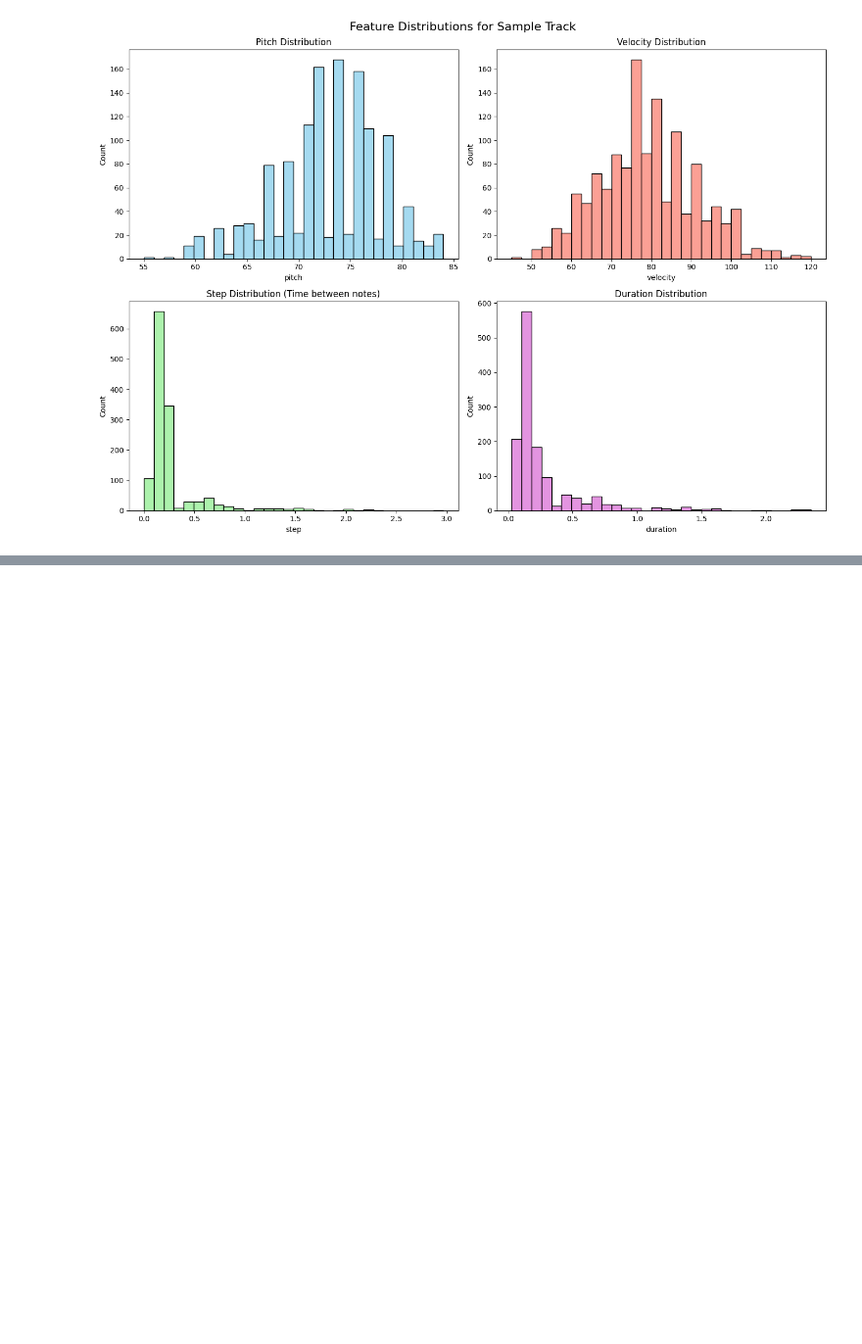
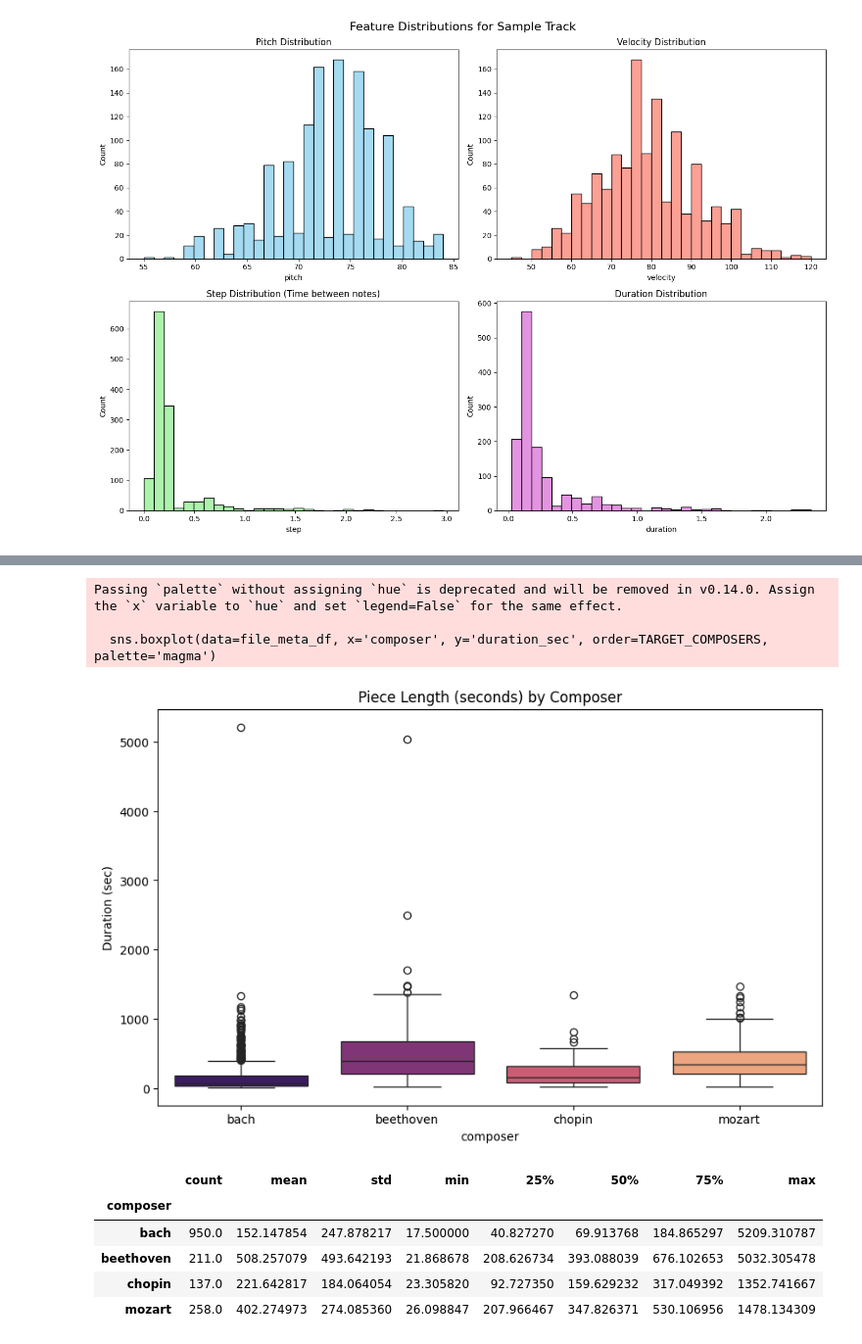
Before and after one commit to dsims21/AAI-511_Music-Identifier, a Jupyter notebook: AAI_511_Group_6_Final_Project.ipynb, the cells around one changed output, grey strips where cells are left out. Shown at 98% size. Saved outputs shown, nothing was run; the diff lists cells and outputs as text; code cells hidden in the pictures; blank space fills up the shorter version.

```diff
--- a/AAI_511_Group_6_Final_Project.ipynb
+++ b/AAI_511_Group_6_Final_Project.ipynb
@@ -247,0 +402,20 @@ if not df_files.empty and sample_notes is not None:
+# %%
+#Piece Length by Composer
+plt.figure(figsize=(10, 6))
+sns.boxplot(data=file_meta_df, x='composer', y='duration_sec', order=TARGET_COMPOSERS, palette='magma')
+plt.title('Piece Length (seconds) by Composer')
+plt.ylabel('Duration (sec)')
+plt.show()
+
+display(file_meta_df.groupby('composer')['duration_sec'].describe())
+# %% [output]
+Passing `palette` without assigning `hue` is deprecated and will be removed in v0.14.0. Assign the `x` variable to `hue` and set `legend=False` for the same effect.
+
+  sns.boxplot(data=file_meta_df, x='composer', y='duration_sec', order=TARGET_COMPOSERS, palette='magma')
+[figure, added]
+|  | count | mean | std | min | 25% | 50% | 75% | max |
+| composer |  |  |  |  |  |  |  |  |
+| bach | 950.0 | 152.147854 | 247.878217 | 17.500000 | 40.827270 | 69.913768 | 184.865297 | 5209.310787 |
+| beethoven | 211.0 | 508.257079 | 493.642193 | 21.868678 | 208.626734 | 393.088039 | 676.102653 | 5032.305478 |
+| chopin | 137.0 | 221.642817 | 184.064054 | 23.305820 | 92.727350 | 159.629232 | 317.049392 | 1352.741667 |
+| mozart | 258.0 | 402.274973 | 274.085360 | 26.098847 | 207.966467 | 347.826371 | 530.106956 | 1478.134309 |
```
Also changed, not shown: parts of 11 cells of this notebook.
